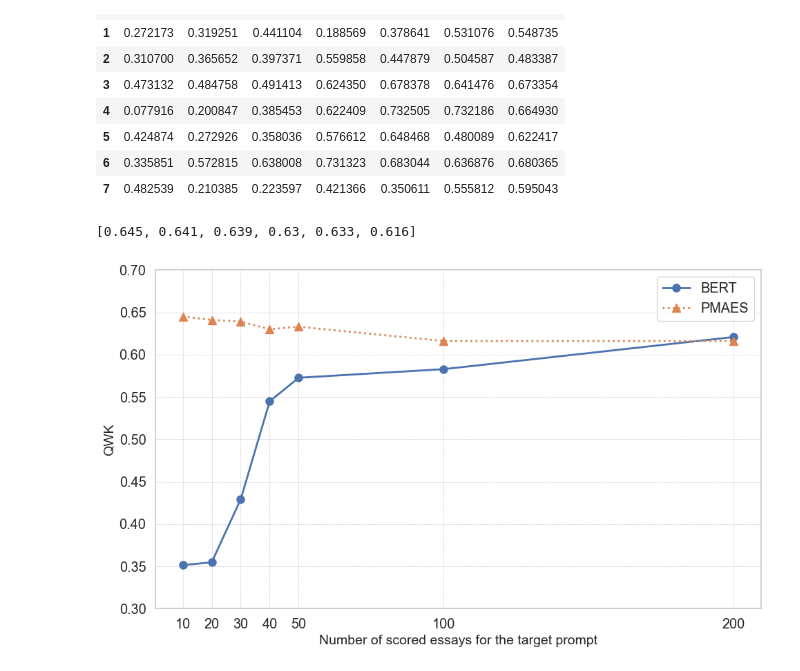
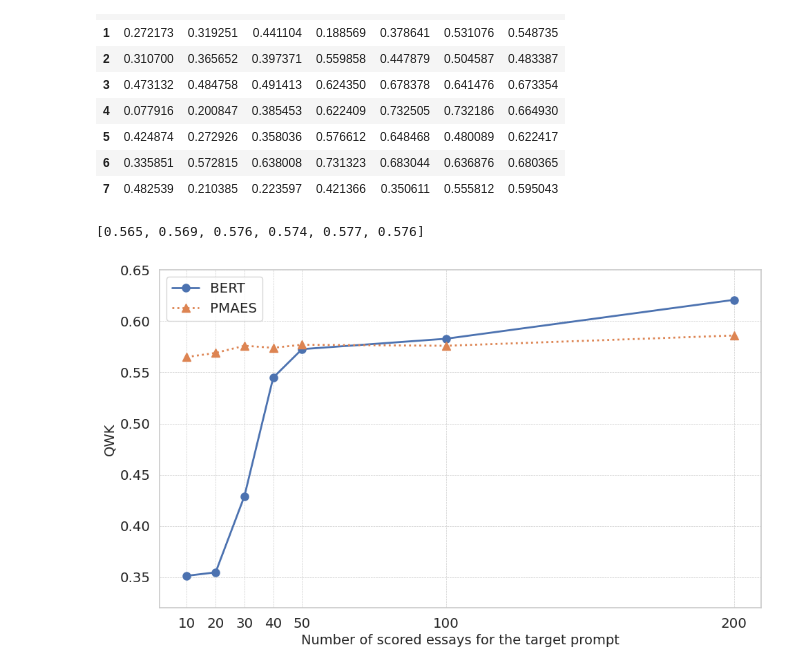
Before and after one commit to takumi0shibata/DVRL-AES, a Jupyter notebook: src/plots.ipynb, the cells around one changed output. Drawn from its saved outputs; the diff is of its cells as text; code cells hidden in the pictures.

```diff
--- a/src/plots.ipynb
+++ b/src/plots.ipynb
@@ -31,11 +31,11 @@ prompt_arr = []
 df_list = []
 for test_prompt_id, top_p in zip(test_prompt_ids, top_p_list):
 
-    train_data, valid_data, test_data = create_embedding_features(f'data/cross_prompt_attributes/{test_prompt_id}/', 'score', 'microsoft/deberta-v3-large', 'cpu')
+    train_data, valid_data, test_data = create_embedding_features(f'../data/cross_prompt_attributes/{test_prompt_id}/', 'score', 'microsoft/deberta-v3-large', 'cpu')
     # split test data into dev and test
     x_dev, x_test, y_dev, y_test, dev_idx, test_idx = get_dev_sample(test_data['essay'], test_data['normalized_label'], dev_size=30)
 
-    weights = remove_top_p_sample(np.load('outputs/Estimated_Data_Values/DVRL-word/' + f'estimated_data_value{test_prompt_id}.npy'), top_p=top_p, ascending=False)
+    weights = remove_top_p_sample(np.load('../outputs/Estimated_Data_Values/DVRL-word/' + f'estimated_data_value{test_prompt_id}.npy'), top_p=top_p, ascending=False)
     source_data_ids = np.concatenate([train_data['essay_id'], valid_data['essay_id']], axis=0)
 
     df = pl.DataFrame({'item_id': source_data_ids,
@@ -1087,10 +1190,10 @@ df
 | 7 | 0.482539 | 0.210385 | 0.223597 | 0.421366 | 0.350611 | 0.555812 | 0.595043 |
 # %%
 # load PMAES
-pmaes = pd.read_csv(f'../outputs/dev_only/Accuracy Evaluation Results.csv')
+pmaes = pd.read_csv(f'../outputs/dev_only/result_of_pmaes.csv')
 pmaes['Avg.'].tolist()
 # %% [output]
-[0.645, 0.641, 0.639, 0.63, 0.633, 0.616]
+[0.565, 0.569, 0.576, 0.574, 0.577, 0.576]
 # %%
 import matplotlib.pyplot as plt
 import seaborn as sns
@@ -1119,41 +1222,37 @@ ax.plot(
 
 ax.plot(
     dev_sizes,
-    pmaes['Avg.'].tolist() + [0.616],
+    pmaes['Avg.'].tolist() + [0.586],
     marker='^',
     linestyle=':',
     markersize=8,
     linewidth=2,
     label='PMAES'
 )
 
 
 # Customize the plot labels and title
 ax.set_xlabel("Number of scored essays for the target prompt", fontsize=14)
 ax.set_ylabel("QWK", fontsize=14)
 
 # Ensure x-axis ticks match the specific development set sizes tested
 ax.set_xticks(dev_sizes)
 ax.set_xticklabels(dev_sizes) # Display the actual sizes as labels
 
 # Optional: Adjust y-axis limits if the range needs emphasis
 # ax.set_ylim(min(mean_qwks) * 0.95, max(mean_qwks) * 1.05)
-ax.set_ylim(0.3, 0.7) # Setting a fixed range based on observed values might be clearer
+ax.set_ylim(0.32, 0.65) # Setting a fixed range based on observed values might be clearer
 
 # Add a grid for easier value reading
 ax.grid(True, which='both', linestyle='--', linewidth=0.5)
 
 # Add legend (optional, but good practice if label is set)
 ax.legend()
 
 # Improve layout to prevent labels overlapping
 plt.tight_layout()
 
 # Display the plot
-plt.show()
-
-# Optional: Save the figure for publication
-# fig.savefig("dev_size_vs_qwk_publication_mean_only.png", dpi=300, bbox_inches='tight')
-# fig.savefig("dev_size_vs_qwk_publication_mean_only.pdf", bbox_inches='tight')
+fig.savefig("../outputs/figures/dev_size.pdf", bbox_inches='tight', dpi=300)
 # %% [output]
-[figure, old version]
+[figure, new version]
```
Also changed, not shown: parts of 10 cells of this notebook, 15 other files.
